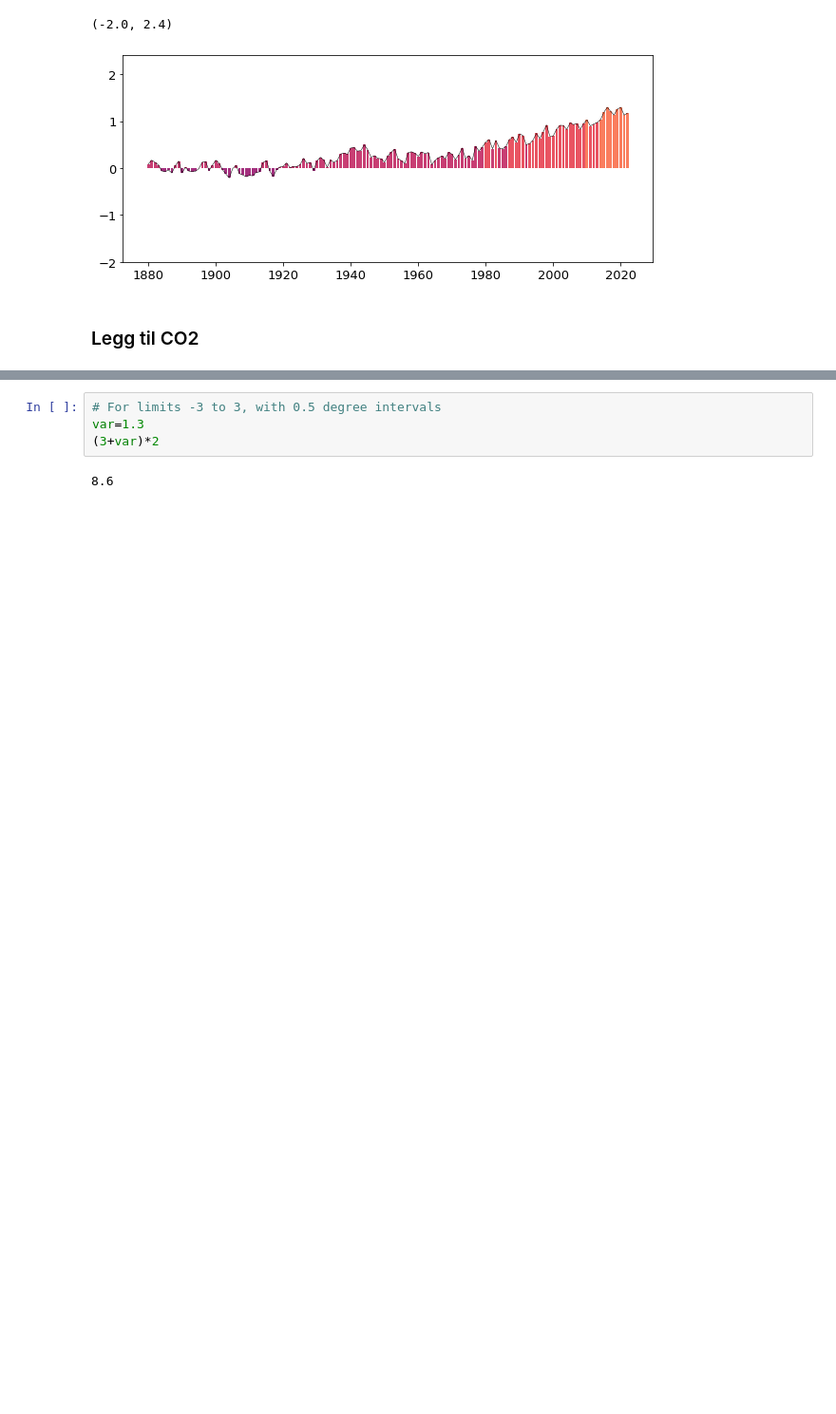
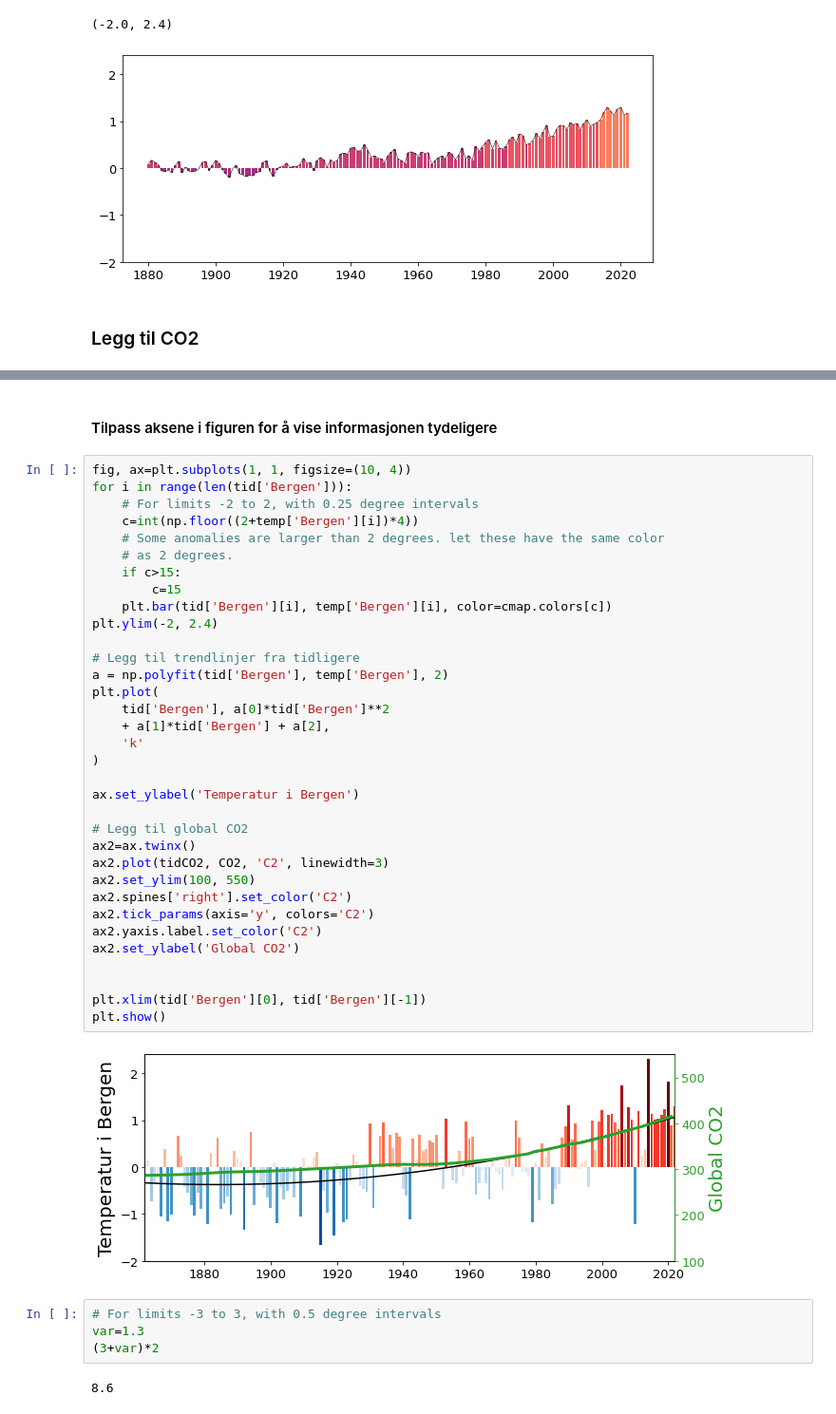
Before and after one commit to irendundas/EkteData, a Jupyter notebook: Workinprogress/Osteroy_vgs.ipynb, the cells around one changed output, grey strips where cells are left out. Shown at 95% size. Saved outputs shown, nothing was run; the diff lists cells and outputs as text; blank space fills up the shorter version.

```diff
--- a/Workinprogress/Osteroy_vgs.ipynb
+++ b/Workinprogress/Osteroy_vgs.ipynb
@@ -308,3 +382,41 @@ plt.ylim(-2, 2.4)
+# %% [markdown]
+#### Tilpass aksene i figuren for å vise informasjonen tydeligere
+# %%
+fig, ax=plt.subplots(1, 1, figsize=(10, 4))
+for i in range(len(tid['Bergen'])):
+    # For limits -2 to 2, with 0.25 degree intervals
+    c=int(np.floor((2+temp['Bergen'][i])*4))
+    # Some anomalies are larger than 2 degrees. let these have the same color
+    # as 2 degrees.
+    if c>15:
+        c=15
+    plt.bar(tid['Bergen'][i], temp['Bergen'][i], color=cmap.colors[c])
+plt.ylim(-2, 2.4)
+
+# Legg til trendlinjer fra tidligere
+a = np.polyfit(tid['Bergen'], temp['Bergen'], 2)
+plt.plot(
+    tid['Bergen'], a[0]*tid['Bergen']**2
+    + a[1]*tid['Bergen'] + a[2],
+    'k'
+)
+
+ax.set_ylabel('Temperatur i Bergen')
+
+# Legg til global CO2
+ax2=ax.twinx()
+ax2.plot(tidCO2, CO2, 'C2', linewidth=3)
+ax2.set_ylim(100, 550)
+ax2.spines['right'].set_color('C2')
+ax2.tick_params(axis='y', colors='C2')
+ax2.yaxis.label.set_color('C2')
+ax2.set_ylabel('Global CO2')
+
+
+plt.xlim(tid['Bergen'][0], tid['Bergen'][-1])
+plt.show()
+# %% [output]
+[figure, added]
 # %%
 # For limits -3 to 3, with 0.5 degree intervals
 var=1.3
```
Also changed, not shown: parts of 8 cells of this notebook.
